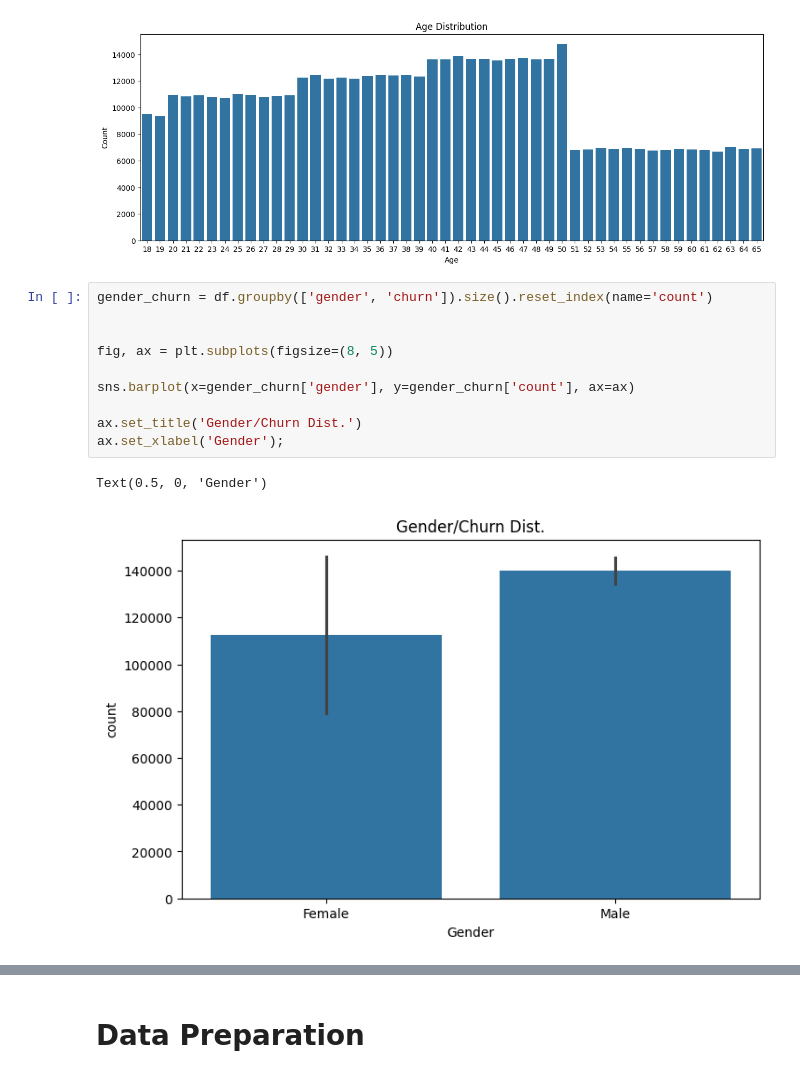
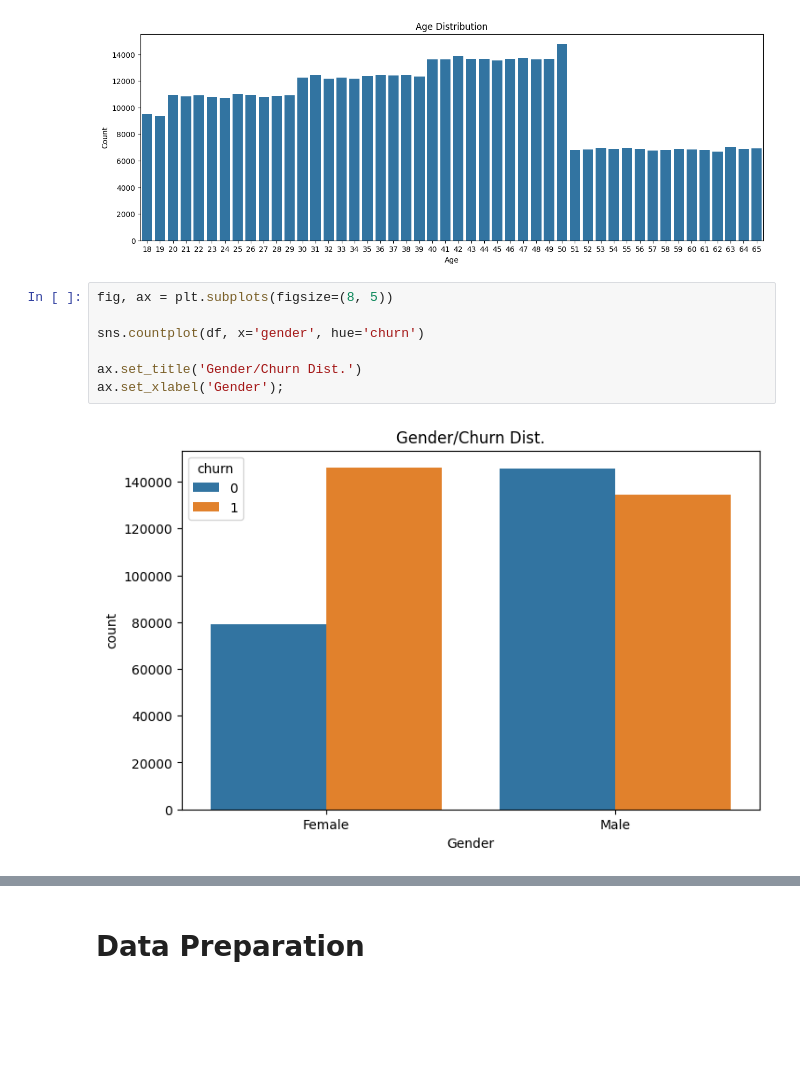
Before and after one commit to JohnNun/customer_churn_prediction, a Jupyter notebook: customer_churn_prediction.ipynb, the cells around one changed output, grey strips where cells are left out. Drawn from its saved outputs; the diff is of its cells as text; blank space fills up the shorter version.

Commit message:
update to gender/churn dist plot in data understanding section.

```diff
--- a/customer_churn_prediction.ipynb
+++ b/customer_churn_prediction.ipynb
@@ -213,15 +213,11 @@ ax.set_ylabel('Count');
 # %% [output]
 [figure]
 # %%
-gender_churn = df.groupby(['gender', 'churn']).size().reset_index(name='count')
-
-
 fig, ax = plt.subplots(figsize=(8, 5))
 
-sns.barplot(x=gender_churn['gender'], y=gender_churn['count'], ax=ax)
+sns.countplot(df, x='gender', hue='churn')
 
 ax.set_title('Gender/Churn Dist.')
 ax.set_xlabel('Gender');
 # %% [output]
-Text(0.5, 0, 'Gender')
-[figure, old version]
+[figure, new version]
```
Also changed, not shown: parts of 2 cells of this notebook.
